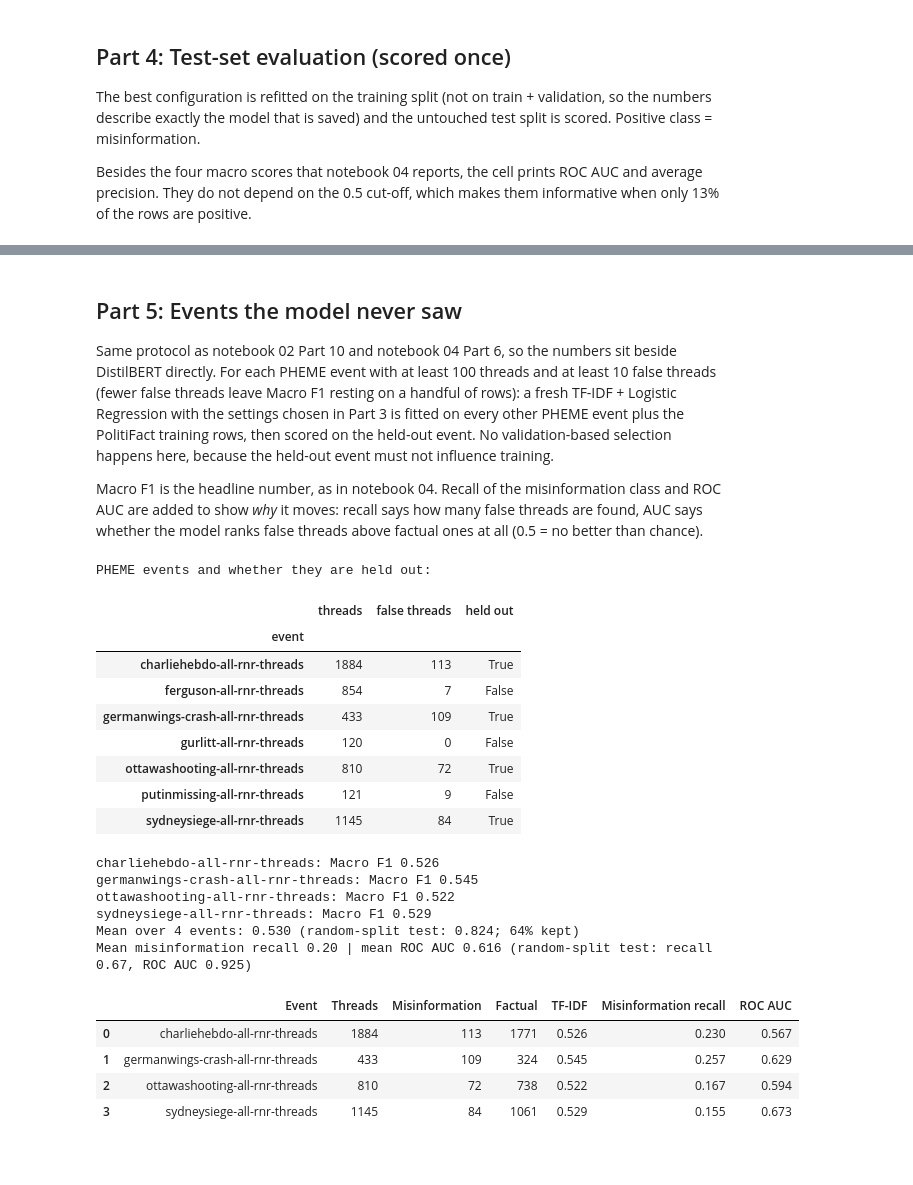
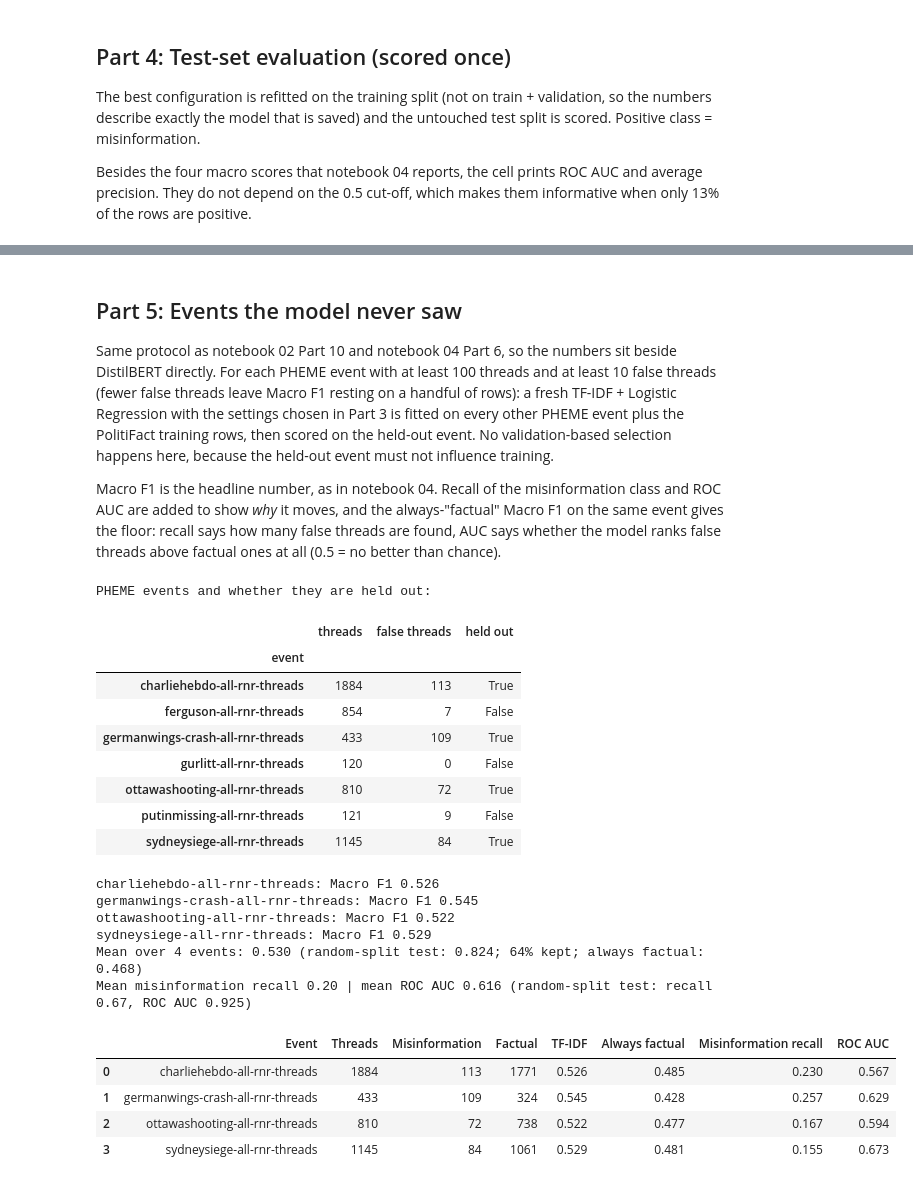
Before and after one commit to PhamAn0910/COS30049-political-misinfo, a Jupyter notebook: backend/notebooks/03_baseline_tfidf.ipynb, the cells around one changed output, grey strips where cells are left out. Saved outputs shown, nothing was run; the diff lists cells and outputs as text; code cells hidden in the pictures; blank space fills up the shorter version.

```diff
--- a/backend/notebooks/03_baseline_tfidf.ipynb
+++ b/backend/notebooks/03_baseline_tfidf.ipynb
@@ -261,7 +277,7 @@ Macro F1: TF-IDF + LogReg 0.824 vs always-factual 0.466; accuracy 0.923 vs 0.871
 
 Same protocol as notebook 02 Part 10 and notebook 04 Part 6, so the numbers sit beside DistilBERT directly. For each PHEME event with at least 100 threads and at least 10 false threads (fewer false threads leave Macro F1 resting on a handful of rows): a fresh TF-IDF + Logistic Regression with the settings chosen in Part 3 is fitted on every other PHEME event plus the PolitiFact training rows, then scored on the held-out event. No validation-based selection happens here, because the held-out event must not influence training.
 
-Macro F1 is the headline number, as in notebook 04. Recall of the misinformation class and ROC AUC are added to show *why* it moves: recall says how many false threads are found, AUC says whether the model ranks false threads above factual ones at all (0.5 = no better than chance).
+Macro F1 is the headline number, as in notebook 04. Recall of the misinformation class and ROC AUC are added to show *why* it moves, and the always-"factual" Macro F1 on the same event gives the floor: recall says how many false threads are found, AUC says whether the model ranks false threads above factual ones at all (0.5 = no better than chance).
 # %%
 pheme_pool = pd.concat([train_df, val_df, test_df]).query("source == 'pheme'")
 event_sizes = pheme_pool['event'].value_counts()
@@ -283,40 +299,42 @@ for event in held_out_events:
     event_pred = (event_probs >= 0.5).astype(int)
     event_rows.append({'Event': event, 'Threads': len(eval_df), 'Misinformation': int(eval_df['label'].sum()),
                        'Factual': int((eval_df['label'] == 0).sum()),
                        'TF-IDF': f1_score(eval_df['label'], event_pred, average='macro'),
+                       'Always factual': f1_score(eval_df['label'], np.zeros(len(eval_df), dtype=int), average='macro'),
                        'Misinformation recall': recall_score(eval_df['label'], event_pred),
                        'ROC AUC': roc_auc_score(eval_df['label'], event_probs)})
     print(f"{event}: Macro F1 {event_rows[-1]['TF-IDF']:.3f}")
 
 event_df = pd.DataFrame(event_rows)
 unseen_f1 = event_df['TF-IDF'].mean()
+majority_unseen_f1 = event_df['Always factual'].mean()
 print(f"Mean over {len(event_df)} events: {unseen_f1:.3f} (random-split test: {test_metrics['macro_f1']:.3f}; "
-      f"{unseen_f1 / test_metrics['macro_f1']:.0%} kept)")
+      f"{unseen_f1 / test_metrics['macro_f1']:.0%} kept; always factual: {majority_unseen_f1:.3f})")
 print(f"Mean misinformation recall {event_df['Misinformation recall'].mean():.2f} | mean ROC AUC {event_df['ROC AUC'].mean():.3f} "
       f"(random-split test: recall {misinfo_class['recall']:.2f}, ROC AUC {roc_auc:.3f})")
 display(event_df.round(3))
 # %% [output]
 PHEME events and whether they are held out:
 |  | threads | false threads | held out |
 | event |  |  |  |
 | charliehebdo-all-rnr-threads | 1884 | 113 | True |
 | ferguson-all-rnr-threads | 854 | 7 | False |
 | germanwings-crash-all-rnr-threads | 433 | 109 | True |
 | gurlitt-all-rnr-threads | 120 | 0 | False |
 | ottawashooting-all-rnr-threads | 810 | 72 | True |
 | putinmissing-all-rnr-threads | 121 | 9 | False |
 | sydneysiege-all-rnr-threads | 1145 | 84 | True |
 charliehebdo-all-rnr-threads: Macro F1 0.526
 germanwings-crash-all-rnr-threads: Macro F1 0.545
 ottawashooting-all-rnr-threads: Macro F1 0.522
 sydneysiege-all-rnr-threads: Macro F1 0.529
-Mean over 4 events: 0.530 (random-split test: 0.824; 64% kept)
+Mean over 4 events: 0.530 (random-split test: 0.824; 64% kept; always factual: 0.468)
 Mean misinformation recall 0.20 | mean ROC AUC 0.616 (random-split test: recall 0.67, ROC AUC 0.925)
-|  | Event | Threads | Misinformation | Factual | TF-IDF | Misinformation recall | ROC AUC |
-| 0 | charliehebdo-all-rnr-threads | 1884 | 113 | 1771 | 0.526 | 0.230 | 0.567 |
-| 1 | germanwings-crash-all-rnr-threads | 433 | 109 | 324 | 0.545 | 0.257 | 0.629 |
-| 2 | ottawashooting-all-rnr-threads | 810 | 72 | 738 | 0.522 | 0.167 | 0.594 |
-| 3 | sydneysiege-all-rnr-threads | 1145 | 84 | 1061 | 0.529 | 0.155 | 0.673 |
+|  | Event | Threads | Misinformation | Factual | TF-IDF | Always factual | Misinformation recall | ROC AUC |
+| 0 | charliehebdo-all-rnr-threads | 1884 | 113 | 1771 | 0.526 | 0.485 | 0.230 | 0.567 |
+| 1 | germanwings-crash-all-rnr-threads | 433 | 109 | 324 | 0.545 | 0.428 | 0.257 | 0.629 |
+| 2 | ottawashooting-all-rnr-threads | 810 | 72 | 738 | 0.522 | 0.477 | 0.167 | 0.594 |
+| 3 | sydneysiege-all-rnr-threads | 1145 | 84 | 1061 | 0.529 | 0.481 | 0.155 | 0.673 |
 # %% [markdown]
 ### Cross-check with `split_baselines.md`
 
```
Also changed, not shown: parts of 20 cells of this notebook, 3 other files.
